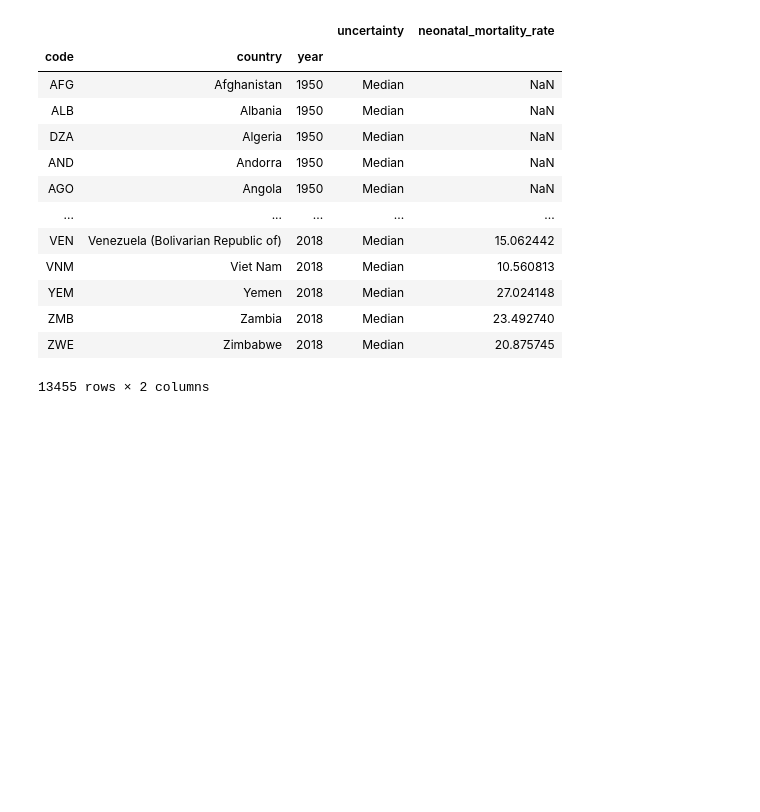
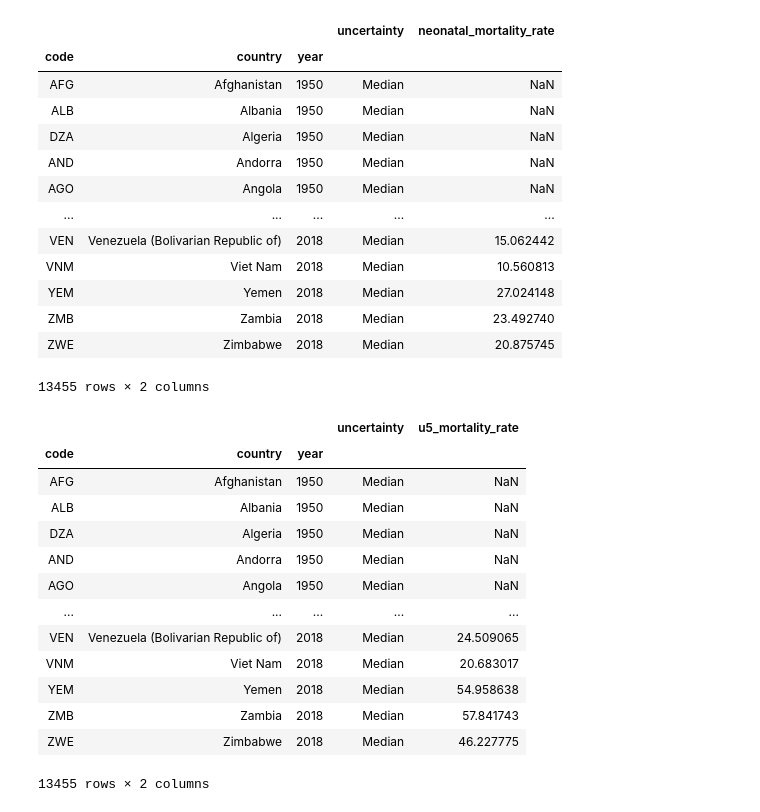
Before and after one commit to cfranklin11/sdg-progress-api, a Jupyter notebook: notebooks/2.1-sdg-target-data.ipynb, the cells around one changed output. Cells and saved outputs as stored; diff of their text form; code cells hidden in the pictures; blank space fills up the shorter version.

```diff
--- a/notebooks/2.1-sdg-target-data.ipynb
+++ b/notebooks/2.1-sdg-target-data.ipynb
@@ -42,4 +42,22 @@ nn_mort
 | ZMB | Zambia | 2018 | Median | 23.492740 |
 | ZWE | Zimbabwe | 2018 | Median | 20.875745 |
 13455 rows × 2 columns
+# %%
+u5_mort = country_data.u5_mortality()
+u5_mort
+# %% [output]
+|  |  |  | uncertainty | u5_mortality_rate |
+| code | country | year |  |  |
+| AFG | Afghanistan | 1950 | Median | NaN |
+| ALB | Albania | 1950 | Median | NaN |
+| DZA | Algeria | 1950 | Median | NaN |
+| AND | Andorra | 1950 | Median | NaN |
+| AGO | Angola | 1950 | Median | NaN |
+| ... | ... | ... | ... | ... |
+| VEN | Venezuela (Bolivarian Republic of) | 2018 | Median | 24.509065 |
+| VNM | Viet Nam | 2018 | Median | 20.683017 |
+| YEM | Yemen | 2018 | Median | 54.958638 |
+| ZMB | Zambia | 2018 | Median | 57.841743 |
+| ZWE | Zimbabwe | 2018 | Median | 46.227775 |
+13455 rows × 2 columns
 # %%
```
Also changed, not shown: parts of 1 cell of this notebook, 1 other file.
